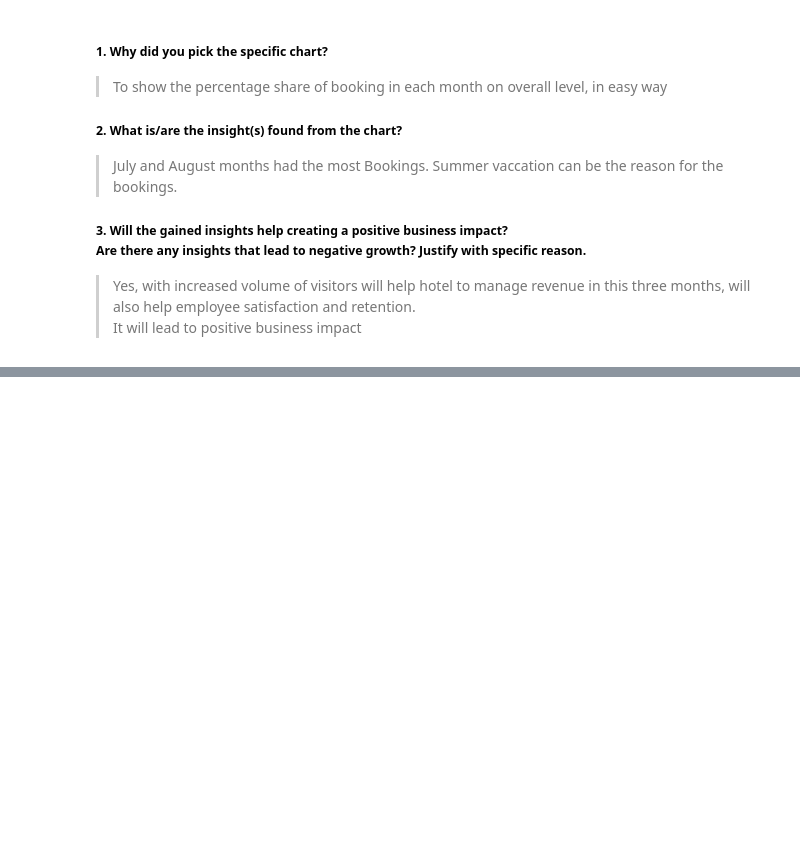
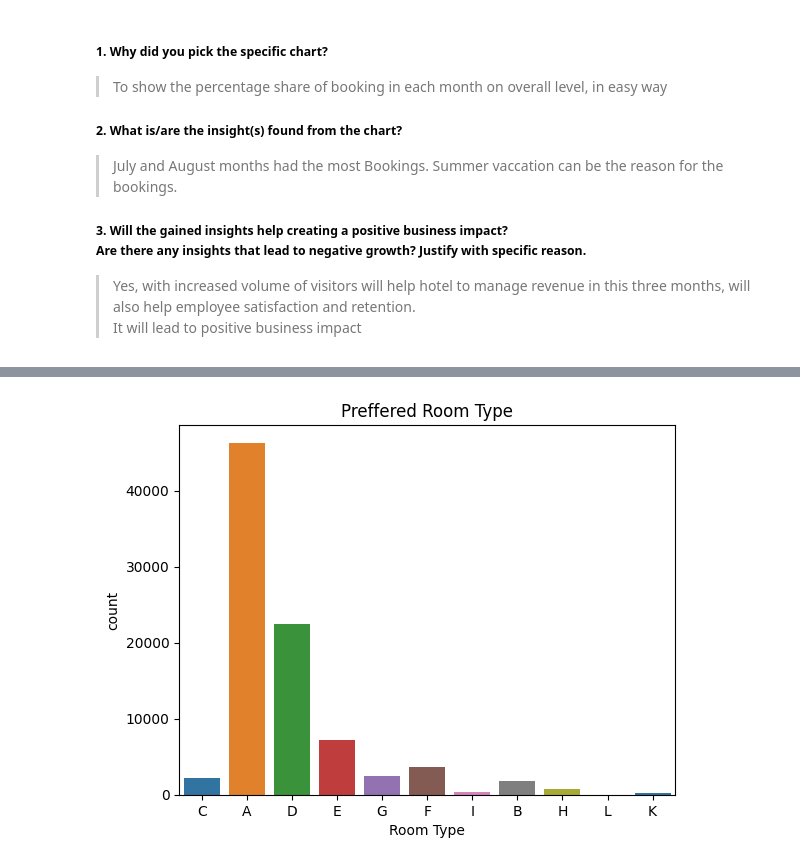
Before and after one commit to Digvijay-0/hotel-analysis, a Jupyter notebook: Hotel_Bookings.ipynb, the cells around one changed output, grey strips where cells are left out. Cells and saved outputs as stored; diff of their text form; code cells hidden in the pictures; blank space fills up the shorter version.

```diff
--- a/Hotel_Bookings.ipynb
+++ b/Hotel_Bookings.ipynb
@@ -532,0 +549,8 @@ plt.show()
+# %%
+sns.countplot(x = df1['assigned_room_type'] , palette = 'tab10', hue= df1['assigned_room_type'] )
+
+plt.title('Preffered Room Type')
+plt.xlabel('Room Type')
+plt.show()
+# %% [output]
+[figure, added]
```
Also changed, not shown: parts of 37 cells of this notebook.
